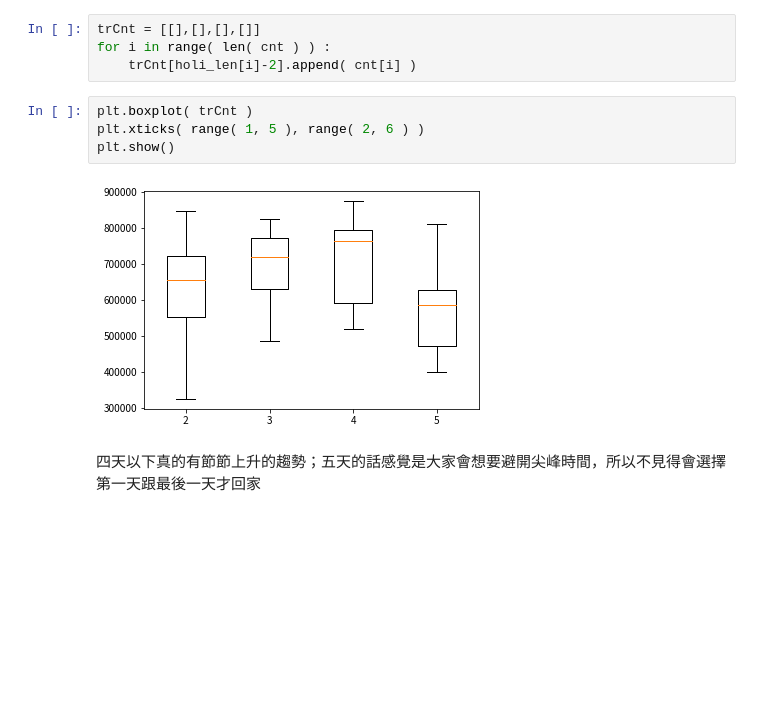
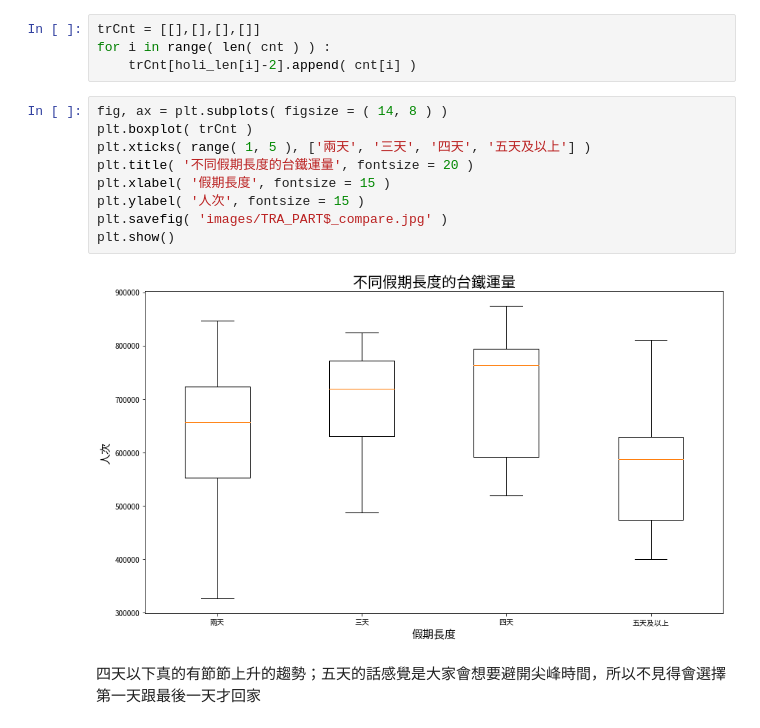
Before and after one commit to sam901122/Statistics_FinalProject, a Jupyter notebook: project_TRA/TRA_ANOVA.ipynb, the cells around one changed output. Drawn from its saved outputs; the diff is of its cells as text; blank space fills up the shorter version.

```diff
--- a/project_TRA/TRA_ANOVA.ipynb
+++ b/project_TRA/TRA_ANOVA.ipynb
@@ -243,12 +243,17 @@ plt.savefig( 'images/TRA_PART4_ANOVA_hist.jpg')
 trCnt = [[],[],[],[]]
 for i in range( len( cnt ) ) :
     trCnt[holi_len[i]-2].append( cnt[i] )
-# %%
-plt.boxplot( trCnt )
-plt.xticks( range( 1, 5 ), range( 2, 6 ) )
-plt.show()
-# %% [output]
-[figure, removed]
+# %%
+fig, ax = plt.subplots( figsize = ( 14, 8 ) )
+plt.boxplot( trCnt )
+plt.xticks( range( 1, 5 ), ['兩天', '三天', '四天', '五天及以上'] )
+plt.title( '不同假期長度的台鐵運量', fontsize = 20 )
+plt.xlabel( '假期長度', fontsize = 15 )
+plt.ylabel( '人次', fontsize = 15 )
+plt.savefig( 'images/TRA_PART$_compare.jpg' )
+plt.show()
+# %% [output]
+[figure, added]
 # %% [markdown]
 四天以下真的有節節上升的趨勢；五天的話感覺是大家會想要避開尖峰時間，所以不見得會選擇第一天跟最後一天才回家
 # %%
```
Also changed, not shown: parts of 29 cells of this notebook, 3 other files.
